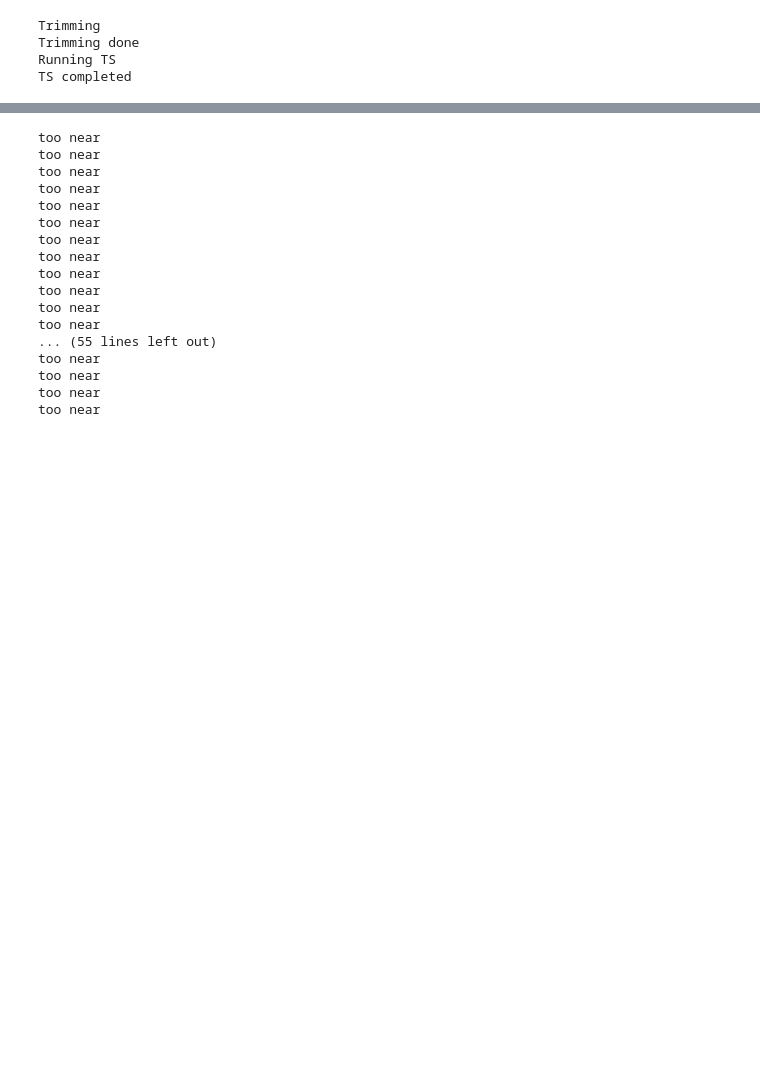
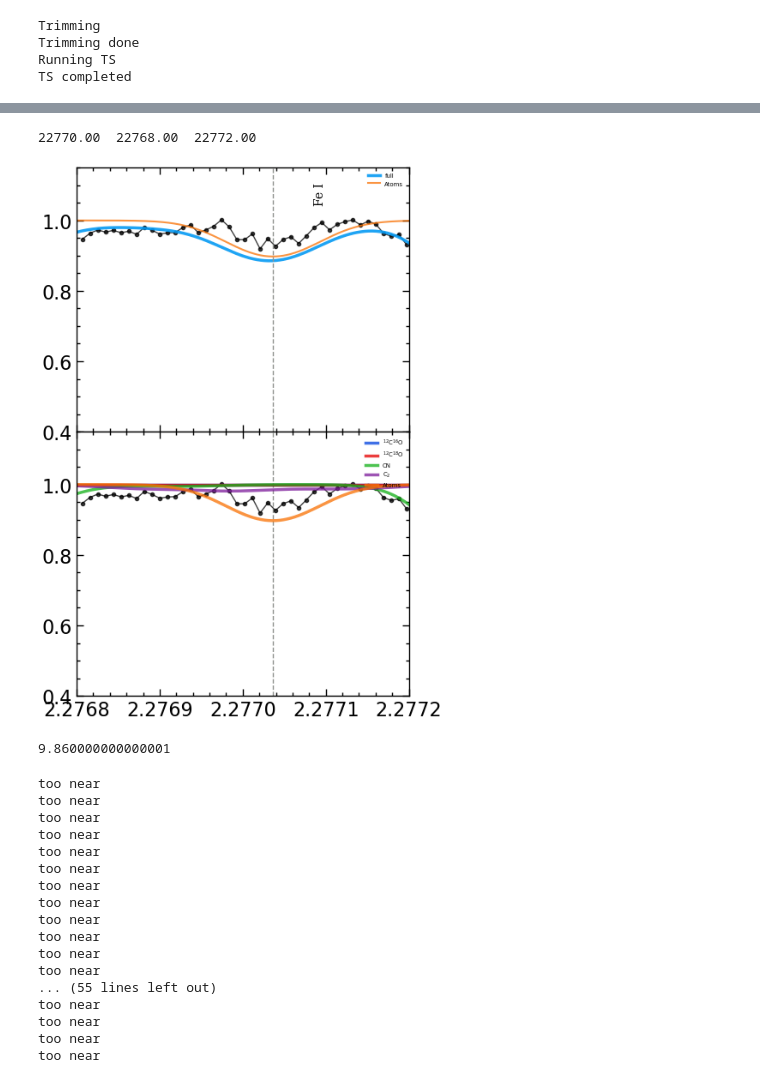
Before and after one commit to advaitmehla/TSFitPy, a Jupyter notebook: lineranges/ASAS-RCB-21.ipynb, the cells around one changed output, grey strips where cells are left out. Cells and saved outputs as stored; diff of their text form; code cells hidden in the pictures; blank space fills up the shorter version.

```diff
--- a/lineranges/ASAS-RCB-21.ipynb
+++ b/lineranges/ASAS-RCB-21.ipynb
@@ -281,6 +287,76 @@ too near
 too near
 too near
 too near
+# %%
+n = 20
+
+mask = wavecorr < 2.5
+fluxcorr = fluxcorr[mask]
+wavecorr = wavecorr[mask]
+wavmin = np.min(wavecorr)
+wavspan = np.max(wavecorr)-np.min(wavecorr)
+
+# for i in range(n):
+    # i = 2
+fig, (axs, ax2) = plt.subplots(2, 1, figsize=(5, 8))
+plt.subplots_adjust(wspace=0, hspace=0)
+
+# wav_range = [2.4688, 2.4702]
+# l,r = wav_range
+
+l, r = 22768,  22772
+l, r = l*1e-4, r*1e-4
+wav_range = [l, r]
+
+mask = (wavecorr > wav_range[0]) & (wavecorr < wav_range[1])
+axs.set_xlim(wav_range)
+ax2.set_xlim(wav_range)
+axs.plot(wavecorr[mask], fluxcorr[mask], "k.-", lw = 1, alpha=0.75)
+axs.plot(wavelength*1e-4, syntflux_all, lw = 2.5, c = 'xkcd:azure', alpha = 0.9, label = r"full")
+axs.plot(wavelength*1e-4, syntflux_atoms, lw = 1.5, c = 'xkcd:orange', alpha = 0.76, label = "Atoms")
+axs.set_ylim(0.4, 1.15)
+ax2.set_ylim(0.4, 1.15)
+axs.legend(fontsize=5, loc = 'upper right')
+axs.set_xticklabels([])
+prev_wav = 0
+prev_name = ''
+for idx, row in lines.iterrows():
+    near = False
+    same = False
+
+    if row['wav'] > wav_range[0] and row['wav'] < wav_range[1]:
+        linewav = row['wav']
+        # find nearest syntwave index to linewav
+        idx = np.argmin(np.abs(wavelength*1e-4 - linewav))
+        thresh = 0.95
+        wav_gap_thresh = 1e-4
+        if syntflux_atoms[idx] < thresh:
+            near = abs(prev_wav - linewav) < wav_gap_thresh
+            same = prev_name == row['name']
+            if (not near) :
+                axs.axvline(row['wav'], color = 'xkcd:gray', linestyle='--', lw=1)
+                axs.text(row['wav']+5e-5, 1.05, row['name'], rotation = 90, fontsize = 10, fontname = 'serif')
+                ax2.axvline(row['wav'], color = 'xkcd:gray', linestyle='--', lw=1)
+                # ax2.text(row['wav']+5e-5, 1.15, row['name'], rotation = 90, fontsize = 10, fontname = 'serif')
+                prev_wav, prev_name = row['wav'], row['name']
+            else:
+                print("too near")
+ax2.plot(wavecorr[mask], fluxcorr[mask], "k.-", lw = 1, alpha=0.75)
+ax2.plot(wavelength*1e-4, syntflux_CO16, lw = 2.5, c = 'xkcd:blue', alpha = 0.76, label = r"$^{12}$C$^{16}$O")
+ax2.plot(wavelength*1e-4, syntflux_CO18, lw = 2.5, c = 'xkcd:red', alpha = 0.76, label = r"$^{12}$C$^{18}$O")
+ax2.plot(wavelength*1e-4, syntflux_CN, lw = 2.5, c = 'xkcd:green', alpha = 0.76, label = "CN")
+ax2.plot(wavelength*1e-4, syntflux_C2, lw = 2.5, c = 'xkcd:purple', alpha = 0.76, label = r"C$_2$")
+# 2xs.plot(syntwave_CH*1e-4, syntflux_CH, lw = 2.5, c = 'xkcd:pink', alpha = 0.76, label = "CH")
+ax2.plot(wavelength*1e-4, syntflux_atoms, lw = 2.5, c = 'xkcd:orange', alpha = 0.76, label = "Atoms")
+ax2.legend(fontsize=5, loc = 'upper right')
+print(f"{(0.5*(l+r)*1e4):.2f}  {l*1e4:.2f}  {r*1e4:.2f}")
+# %% [output]
+22770.00  22768.00  22772.00
+[figure, added]
+# %%
+solar_abundances['C']+1.3
+# %% [output]
+9.860000000000001
 # %%
 # lists['CN_old'] = basepath + "CN"
 # lists['12C16O_old'] = basepath + "12C16O"
```
Also changed, not shown: parts of 5 cells of this notebook, 12 other files.
